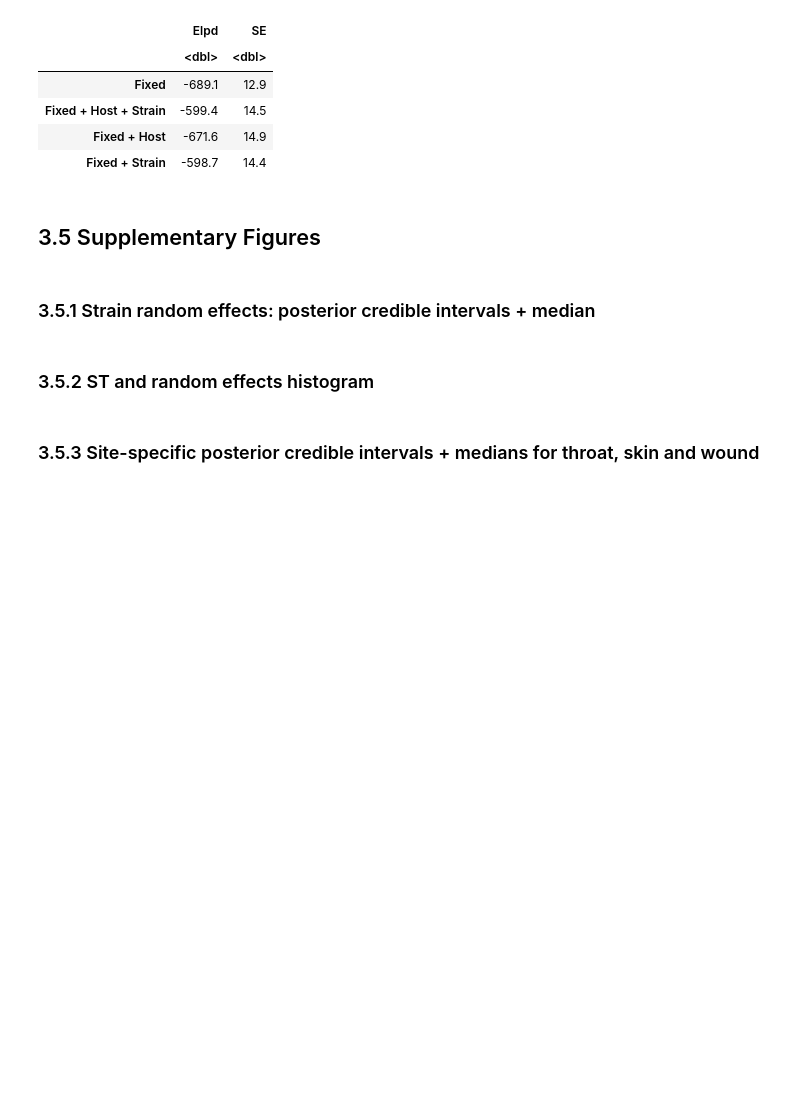
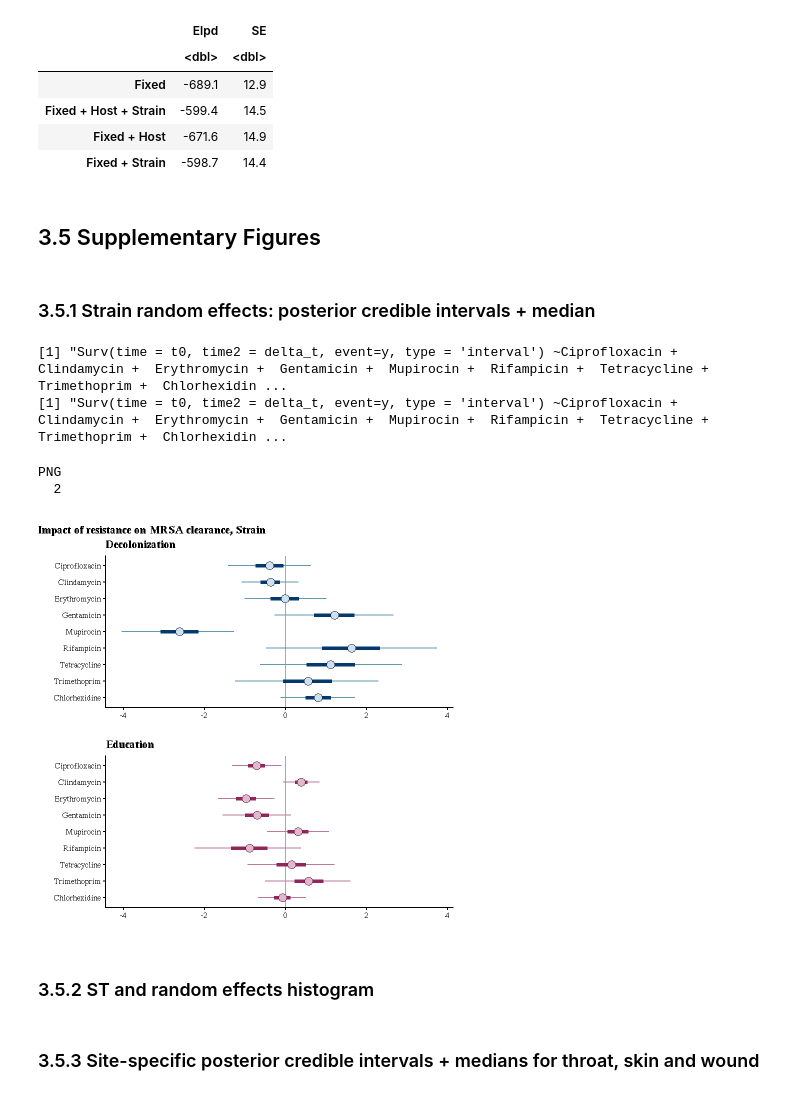
Before and after one commit to fanoja/mrsa-survival-analysis, a Jupyter notebook: MRSA Clearance.ipynb, the cells around one changed output. Drawn from its saved outputs; the diff is of its cells as text; code cells hidden in the pictures; blank space fills up the shorter version.

```diff
--- a/MRSA Clearance.ipynb
+++ b/MRSA Clearance.ipynb
@@ -752,25 +752,32 @@ A data.frame: 4 × 2
 # %% [markdown]
 ### 3.5.1 Strain random effects: posterior credible intervals + median
 # %%
-# Option 1: read from file
+# Option 1: read models file
 #mods_strain <- read_model_set(savedir, mod_id = 2, c("strain"))
 
 # Option 2: fit the models
 mods_strain <- list()
 
-mods_strain$mod_strainD <- get_model2(data[which(data$ARM == 1),], params = treatments, raneff = c("host_id", "strain"), adapt_delta = adapt_delta, iter = 10000)
+mods_strain$mod_strainD <- get_model2(data[which(data$ARM == 1),], params = treatments, raneff = c("strain"), adapt_delta = adapt_delta, iter = 10000)
 
-mods_strain$mod_strainE <- get_model2(data[which(data$ARM == 0),], params = treatments, raneff = c("host_id", "strain"), adapt_delta = adapt_delta, iter = 7500)
+mods_strain$mod_strainE <- get_model2(data[which(data$ARM == 0),], params = treatments, raneff = c("strain"), adapt_delta = adapt_delta, iter = 7500)
+# %% [output]
+[1] "Surv(time = t0, time2 = delta_t, event=y, type = 'interval') ~Ciprofloxacin +  Clindamycin +  Erythromycin +  Gentamicin +  Mupirocin +  Rifampicin +  Tetracycline +  Trimethoprim +  Chlorhexidin ...
+[1] "Surv(time = t0, time2 = delta_t, event=y, type = 'interval') ~Ciprofloxacin +  Clindamycin +  Erythromycin +  Gentamicin +  Mupirocin +  Rifampicin +  Tetracycline +  Trimethoprim +  Chlorhexidin ...
 # %%
+is_mod1 <- FALSE
 
-
-arm_figs(mods_strain$mod_strainD, mod2s_strain$mod_strainE, plotfun = get_mcmc_intervals, params = treatments, is_model1 = FALSE, title = "Impact of resistance on MRSA clearance, Strain")
+arm_figs(mods_strain$mod_strainD, mods_strain$mod_strainE, plotfun = get_mcmc_intervals, params = treatments, is_model1 = FALSE, title = "Impact of resistance on MRSA clearance, Strain")
 
 pdf(paste(fig_savedir, "S3_fig.pdf", sep = ""))
-arm_figs(mod2s_strain$mod_strainD, mod2s_strain$mod_strainE,
+arm_figs(mods_strain$mod_strainD, mods_strain$mod_strainE,
          plotfun = get_mcmc_intervals, params = treatments,
          is_model1 = is_mod1, title = "Impact of resistance on MRSA clearance, Strain", vjust = 1)
 dev.off()
+# %% [output]
+PNG
+  2
+[figure, added]
 # %% [markdown]
 ### 3.5.2 ST and random effects histogram
 # %%
```
Also changed, not shown: 2 other files.
